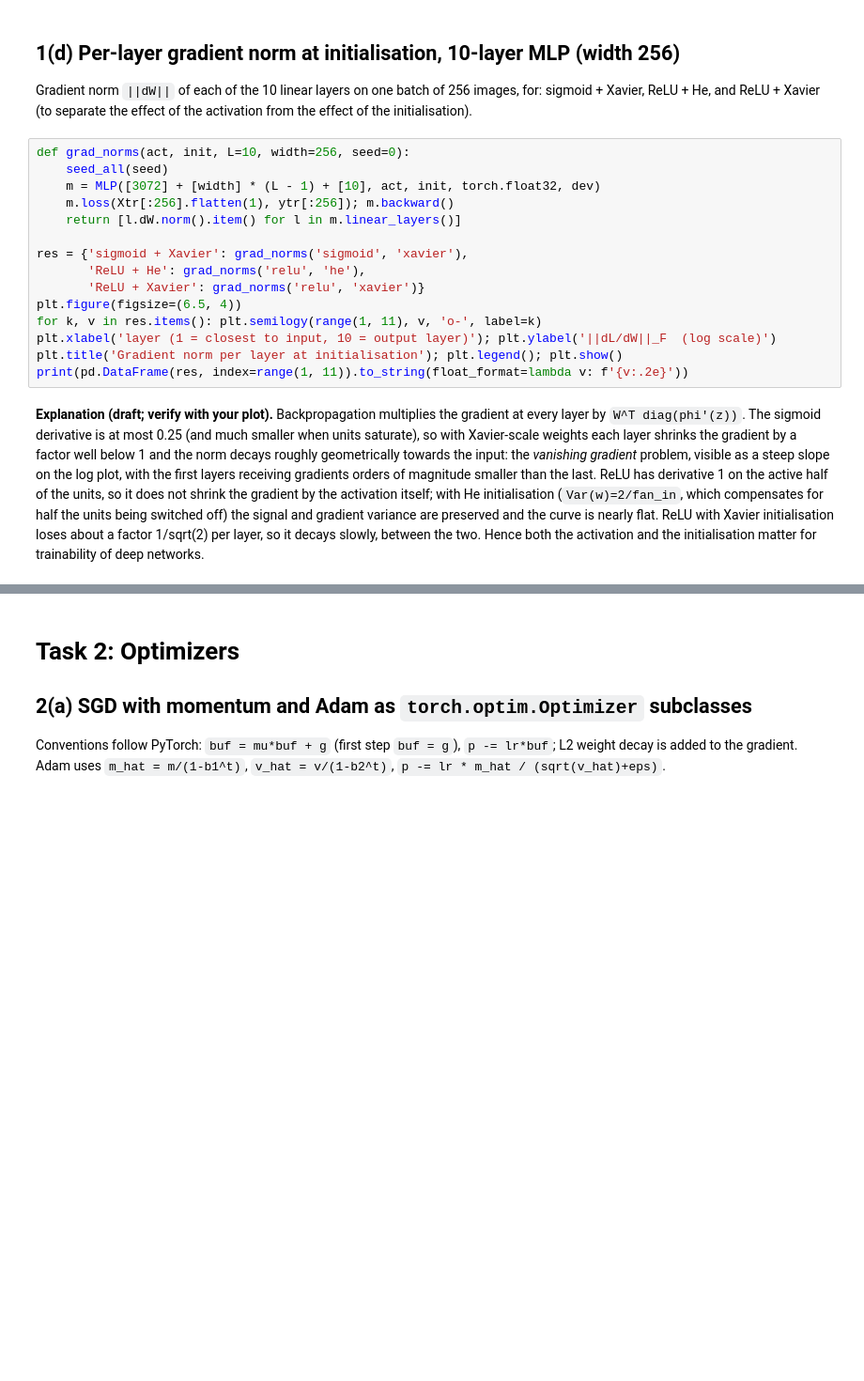
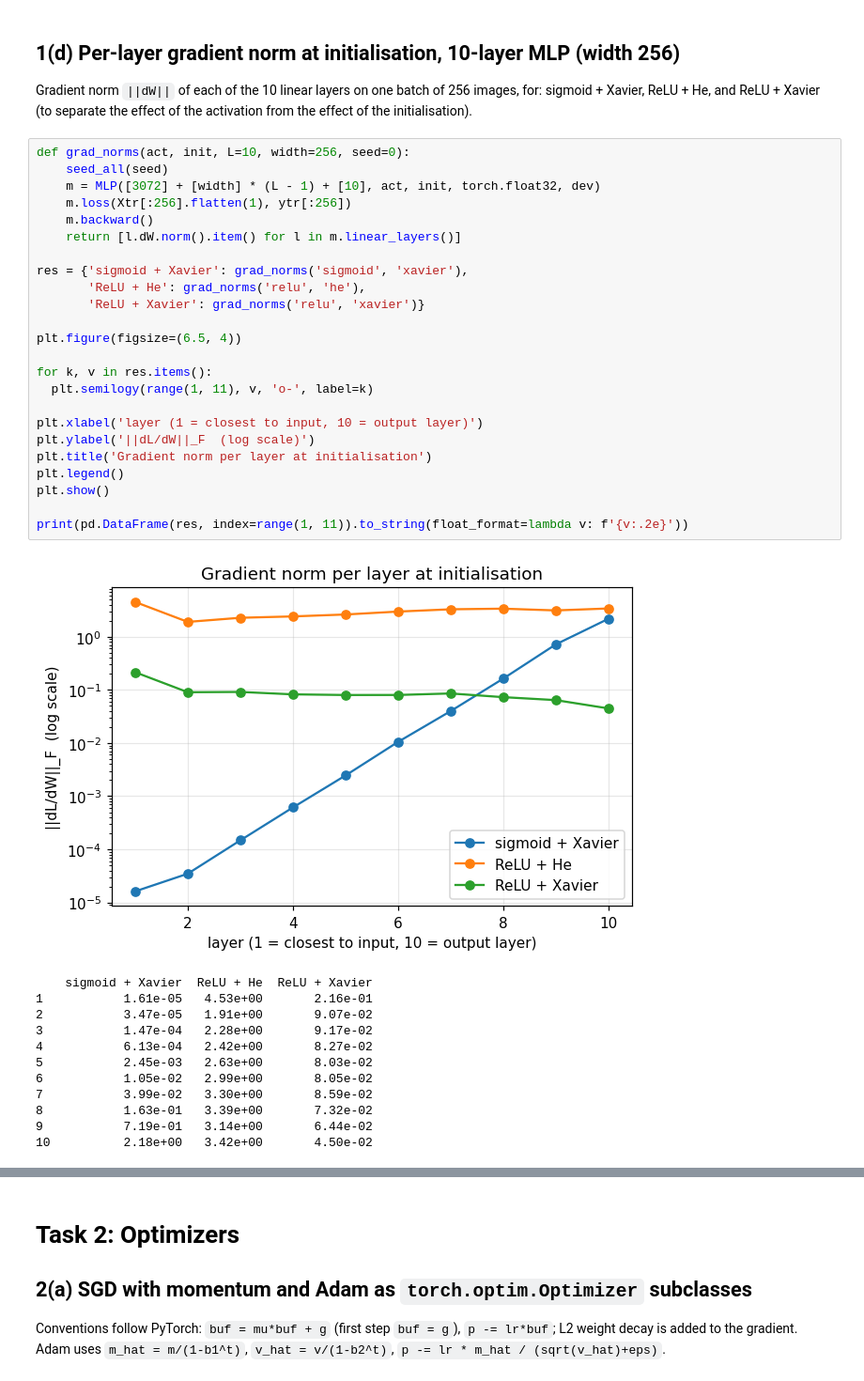
Before and after one commit to Sanugiw/EN4554-Assignment-2-on-CNNs, a Jupyter notebook: 220700T_a02.ipynb, the cells around one changed output, grey strips where cells are left out. Shown at 94% size. Drawn from its saved outputs; the diff is of its cells as text; blank space fills up the shorter version.

```diff
--- a/220700T_a02.ipynb
+++ b/220700T_a02.ipynb
@@ -277,17 +343,37 @@ Gradient norm `||dW||` of each of the 10 linear layers on one batch of 256 image
 # %%
 def grad_norms(act, init, L=10, width=256, seed=0):
     seed_all(seed)
     m = MLP([3072] + [width] * (L - 1) + [10], act, init, torch.float32, dev)
-    m.loss(Xtr[:256].flatten(1), ytr[:256]); m.backward()
+    m.loss(Xtr[:256].flatten(1), ytr[:256])
+    m.backward()
     return [l.dW.norm().item() for l in m.linear_layers()]
 
 res = {'sigmoid + Xavier': grad_norms('sigmoid', 'xavier'),
        'ReLU + He': grad_norms('relu', 'he'),
        'ReLU + Xavier': grad_norms('relu', 'xavier')}
+
 plt.figure(figsize=(6.5, 4))
-for k, v in res.items(): plt.semilogy(range(1, 11), v, 'o-', label=k)
-plt.xlabel('layer (1 = closest to input, 10 = output layer)'); plt.ylabel('||dL/dW||_F  (log scale)')
-plt.title('Gradient norm per layer at initialisation'); plt.legend(); plt.show()
+
+for k, v in res.items():
+  plt.semilogy(range(1, 11), v, 'o-', label=k)
+
+plt.xlabel('layer (1 = closest to input, 10 = output layer)')
+plt.ylabel('||dL/dW||_F  (log scale)')
+plt.title('Gradient norm per layer at initialisation')
+plt.legend()
+plt.show()
+
 print(pd.DataFrame(res, index=range(1, 11)).to_string(float_format=lambda v: f'{v:.2e}'))
+# %% [output]
+[figure, added]
+    sigmoid + Xavier  ReLU + He  ReLU + Xavier
+1           1.61e-05   4.53e+00       2.16e-01
+2           3.47e-05   1.91e+00       9.07e-02
+3           1.47e-04   2.28e+00       9.17e-02
+4           6.13e-04   2.42e+00       8.27e-02
+5           2.45e-03   2.63e+00       8.03e-02
+6           1.05e-02   2.99e+00       8.05e-02
+7           3.99e-02   3.30e+00       8.59e-02
+8           1.63e-01   3.39e+00       7.32e-02
+9           7.19e-01   3.14e+00       6.44e-02
+10          2.18e+00   3.42e+00       4.50e-02
-# %% [markdown]
-**Explanation (draft; verify with your plot).** Backpropagation multiplies the gradient at every layer by `W^T diag(phi'(z))`. The sigmoid derivative is at most 0.25 (and much smaller when units saturate), so with Xavier-scale weights each layer shrinks the gradient by a factor well below 1 and the norm decays roughly geometrically towards the input: the *vanishing gradient* problem, visible as a steep slope on the log plot, with the first layers receiving gradients orders of magnitude smaller than the last. ReLU has derivative 1 on the active half of the units, so it does not shrink the gradient by the activation itself; with He initialisation (`Var(w)=2/fan_in`, which compensates for half the units being switched off) the signal and gradient variance are preserved and the curve is nearly flat. ReLU with Xavier initialisation loses about a factor 1/sqrt(2) per layer, so it decays slowly, between the two. Hence both the activation and the initialisation matter for trainability of deep networks.
```
Also changed, not shown: parts of 36 cells of this notebook.
